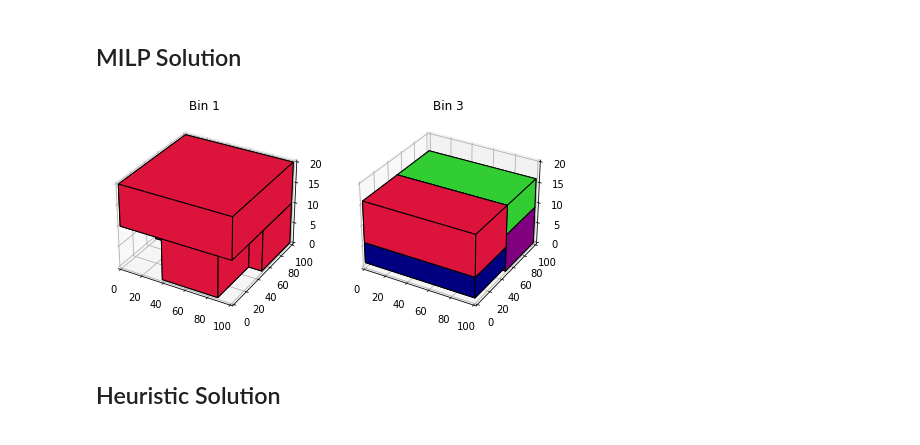
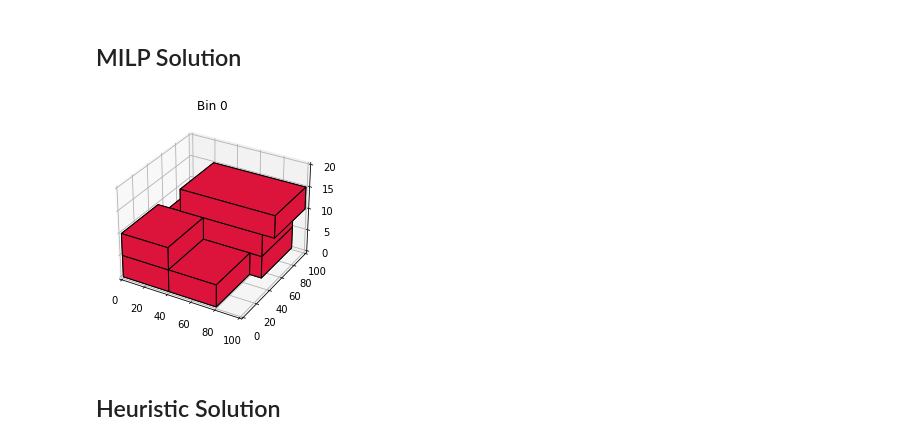
Before and after one commit to artumino/BinPackingThesis, a Jupyter notebook: MILP_Model.ipynb, the cells around one changed output. Cells and saved outputs as stored; diff of their text form; code cells hidden in the pictures.

```diff
--- a/MILP_Model.ipynb
+++ b/MILP_Model.ipynb
@@ -366,0 +369,22 @@ solution = mdl.solve(TimeLimit=120)
+# %%
+for i in I:
+    print("===" + str(i) + "===")
+    print(solution.get_value(q_i[i]))
+    print(sum([solution.get_value(sp_irkrxy[i][1][k][r][x][y]) for k in I for r in range(2) for x in I_R for y in I_R if not calculateOverlap(i, 1, k, r, x*DU, y*DU) == 0 and i != k]))
+    print(sum([solution.get_value(sp_irkrxy[i][0][k][r][x][y]) for k in I for r in range(2) for x in I_R for y in I_R if not calculateOverlap(i, 0, k, r, x*DU, y*DU) == 0 and i != k]))
+
+
+lines = []
+header = "\t"
+for i in I:
+    header += str(i) + "\t"
+    line = str(i) + ": ["
+    for k in I:
+        if i != k:
+            line += "\t" + str(solution.get_value(s_ik[i][k]))
+        else: line += "\t"
+    line += "]"
+    lines.append(line)
+print(header)
+for line in lines:
+    print(line)
@@ -382,7 +424,7 @@ def getSolutionBox(i):
         box.d,
         box.h,
         solution.get_value(r_i[i]),
-        [solution.get_value(v_ij[i][j]) for j in J].index(1))
+        0)
 
 def cuboid_data(o, size=(1,1,1)):
     X = [[[0, 1, 0], [0, 0, 0], [1, 0, 0], [1, 1, 0]],
@@ -405,35 +447,35 @@ def getCubeCollection(boxes,colors=None, **kwargs):
     return Poly3DCollection(np.concatenate(g), facecolors=np.repeat(colors,6), **kwargs)
 
 def plotBox(box, ax=None,**kwargs):
     if not isinstance(colors,(list,np.ndarray)): colors=["C0"]*len(positions)
     # Plotting a cube element at position pos
     if ax !=None:
         X, Y, Z = cuboid_data((box["x"], box["y"], box["z"]), (box["width"], box["depth"], box["height"]) )
         surf = ax.plot_surface(X, Y, Z, rstride=1, cstride=1, **kwargs)
         surf.patch.set_edgecolor('black')
         ax.plot_wireframe(X, Y, Z, rstride=1, cstride=1, color="black", **kwargs)
 
 colors = ["crimson","limegreen", "navy", "purple"]
 
 if solution.is_solution_optimal():
     milpBoxes = [getSolutionBox(i).to_dict() for i in I]
-    openedBins = [j for j in J if solution.get_value(u_j[j]) == 1]
+    openedBins = [0]
     binPerRows = min(len(openedBins), 4)
     plotRows = int(len(openedBins)/binPerRows)
     fig = plt.figure(figsize=plt.figaspect(plotRows/binPerRows))
     idx = 0
     for bin in openedBins:
         idx += 1
         ax = fig.add_subplot(plotRows, binPerRows, idx, projection='3d')
         ax.set_title("Bin " + str(bin))
         ax.set_zlim(0, H)
         ax.set_ylim(0, D)
         ax.set_xlim(0, W)
         ax.add_collection3d(getCubeCollection([box for box in milpBoxes if box["bin"] == bin], colors=colors, edgecolor="k"))
 else:
     print("Infeasible")
 # %% [output]
-[figure, old version]
+[figure, new version]
 # %% [markdown]
 ## Heuristic Solution
 # %%
```
Also changed, not shown: parts of 8 cells of this notebook.
